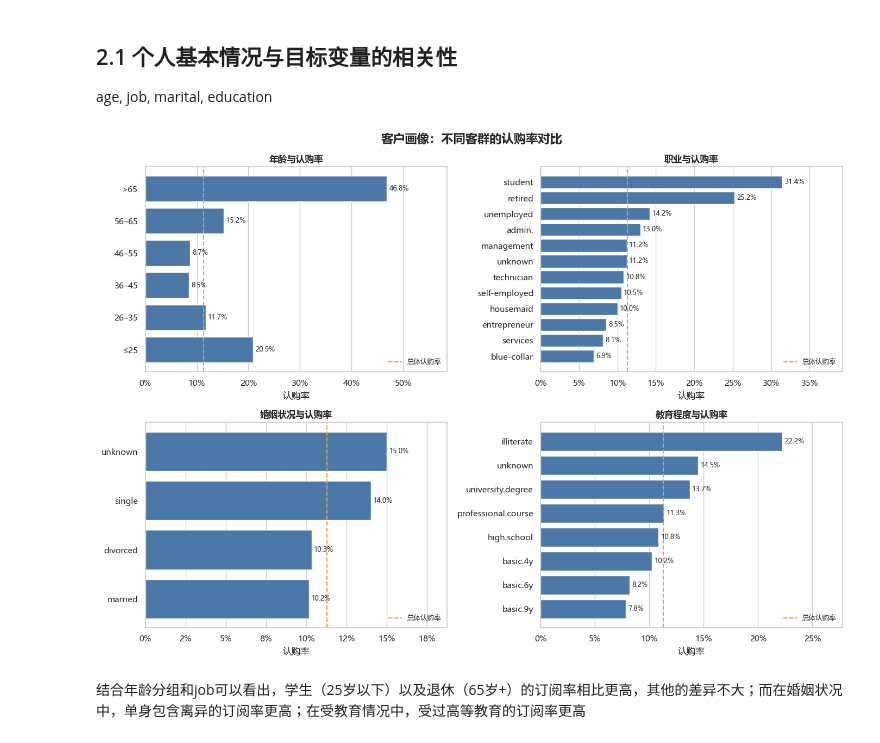
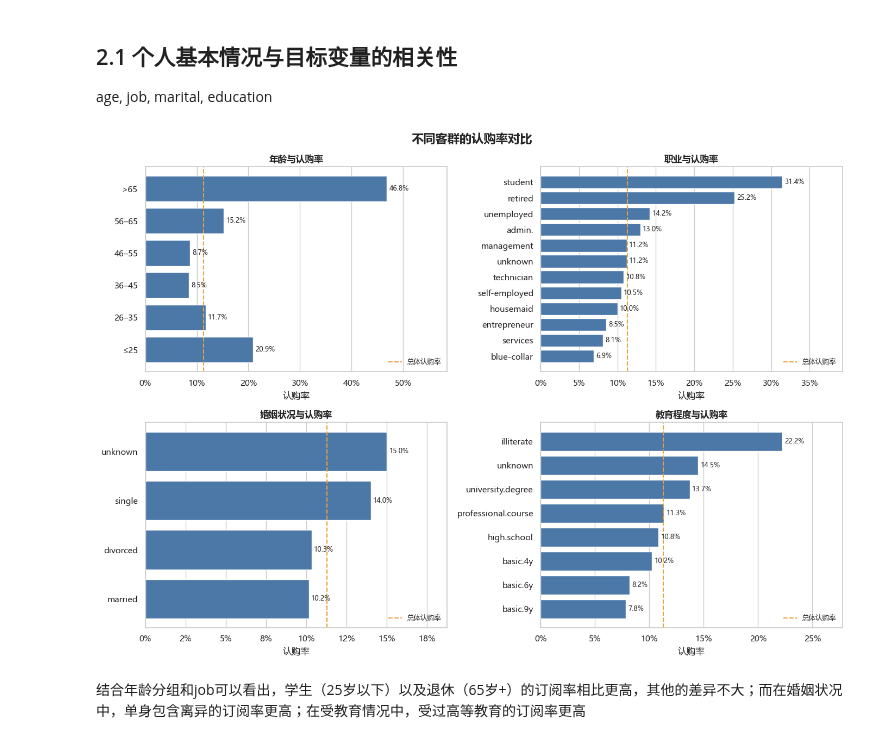
Before and after one commit to byyears/Bank-Marketing-Prediction, a Jupyter notebook: 简要分析.ipynb, the cells around one changed output. Drawn from its saved outputs; the diff is of its cells as text; code cells hidden in the pictures.

```diff
--- a/简要分析.ipynb
+++ b/简要分析.ipynb
@@ -206,28 +206,28 @@ df_1['subscribed'] = (df_1['y'] == 1).astype(int)
 # %%
 df_1 = df_1.copy()
 df_1['age_group'] = pd.cut(df_1['age'], [0, 25, 35, 45, 55, 65, 100],
                            labels=['≤25', '26–35', '36–45', '46–55', '56–65', '>65'])
 fig, axes = plt.subplots(2, 2, figsize=(14, 10))
 for ax, col, title in zip(axes.flat,
         ['age_group', 'job', 'marital', 'education'],
         ['年龄与认购率', '职业与认购率', '婚姻状况与认购率', '教育程度与认购率']):
     rate = df_1.groupby(col, observed=True)['subscribed'].mean()
     if col != 'age_group':
         rate = rate.sort_values()
     bars = ax.barh(rate.index.astype(str), rate.values, color='#4C78A8')
     ax.bar_label(bars, labels=[f'{v:.1%}' for v in rate.values], padding=3, fontsize=9)
     ax.set_xlim(0, rate.max() * 1.25)
     ax.axvline(df_1['subscribed'].mean(), color='#E6A23C', linestyle='--', label='总体认购率')
     ax.set_title(title, fontweight='bold')
     ax.set_xlabel('认购率')
     ax.xaxis.set_major_formatter(plt.FuncFormatter(lambda x, _: f'{x:.0%}'))
     ax.grid(axis='y', visible=False)
     ax.legend(frameon=False, fontsize=9)
-fig.suptitle('客户画像：不同客群的认购率对比', fontsize=16, fontweight='bold')
+fig.suptitle('不同客群的认购率对比', fontsize=16, fontweight='bold')
 plt.tight_layout()
 plt.show()
 # %% [output]
-[figure, old version]
+[figure, new version]
 # %% [markdown]
 结合年龄分组和job可以看出，学生（25岁以下）以及退休（65岁+）的订阅率相比更高，其他的差异不大；而在婚姻状况中，单身包含离异的订阅率更高；在受教育情况中，受过高等教育的订阅率更高
 # %% [markdown]
```
Also changed, not shown: parts of 3 cells of this notebook, 1 other file.
